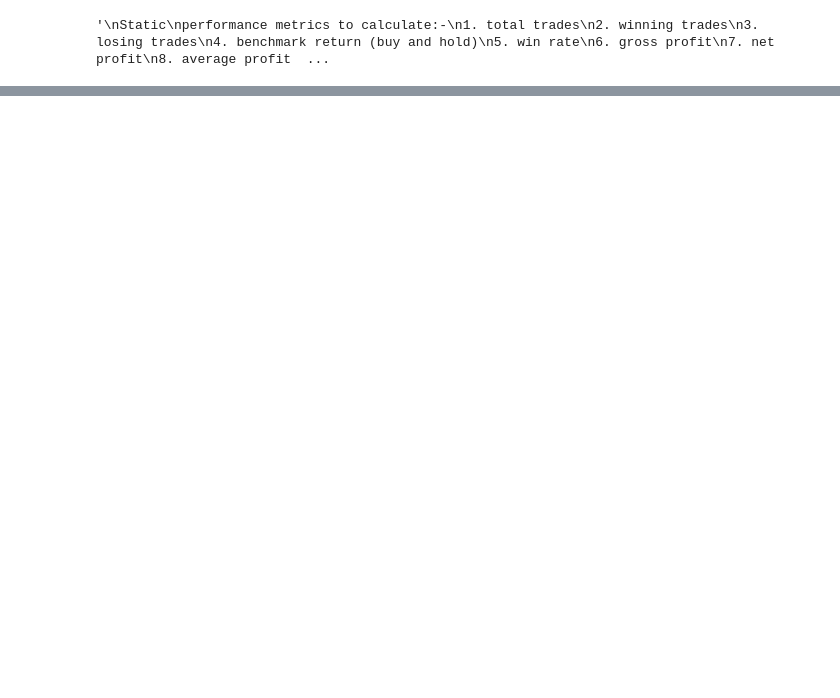
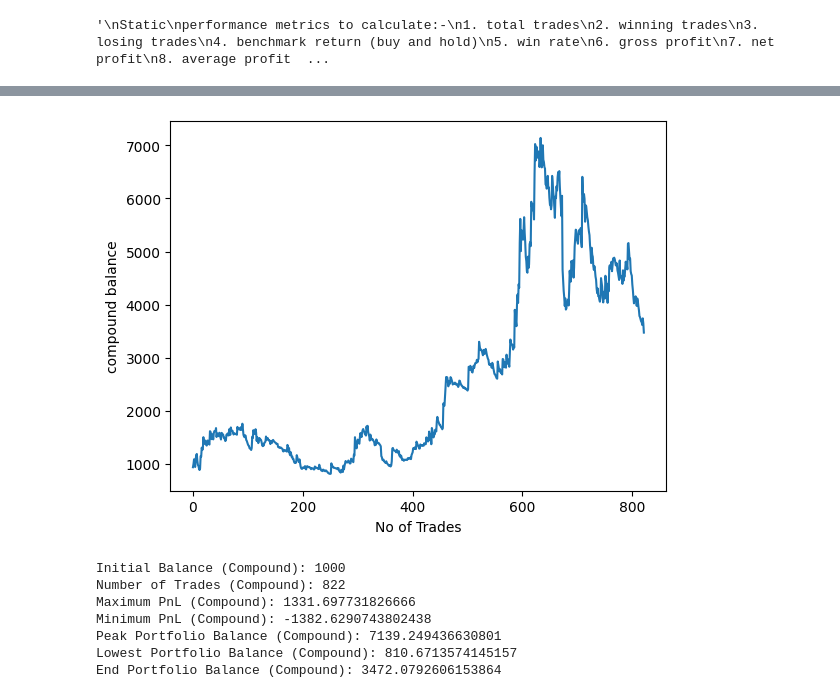
Before and after one commit to kdebeast17/InterIIT-CryptoTrading, a Jupyter notebook: backtesting.ipynb, the cells around one changed output, grey strips where cells are left out. Drawn from its saved outputs; the diff is of its cells as text; code cells hidden in the pictures; blank space fills up the shorter version.

```diff
--- a/backtesting.ipynb
+++ b/backtesting.ipynb
@@ -480,0 +532,24 @@ bt.compound_balance
+# %%
+# Create a backtest object
+bt = backtest(hist, strat)
+
+# Run the backtest in static mode
+bt.backtest(static=False,multiple=False)
+
+# Print the calculated metrics
+print("Initial Balance (Compound):", bt.initial_balance_compound)
+print("Number of Trades (Compound):", bt.num_trades_compound)
+print("Maximum PnL (Compound):", bt.max_pnl_compound)
+print("Minimum PnL (Compound):", bt.min_pnl_compound)
+print("Peak Portfolio Balance (Compound):", bt.peak_portfolio_balance_compound)
+print("Lowest Portfolio Balance (Compound):", bt.lowest_portfolio_balance_compound)
+print("End Portfolio Balance (Compound):", bt.end_portfolio_balance_compound)
+# %% [output]
+[figure, added]
+Initial Balance (Compound): 1000
+Number of Trades (Compound): 822
+Maximum PnL (Compound): 1331.697731826666
+Minimum PnL (Compound): -1382.6290743802438
+Peak Portfolio Balance (Compound): 7139.249436630801
+Lowest Portfolio Balance (Compound): 810.6713574145157
+End Portfolio Balance (Compound): 3472.0792606153864
```
Also changed, not shown: parts of 7 cells of this notebook.
